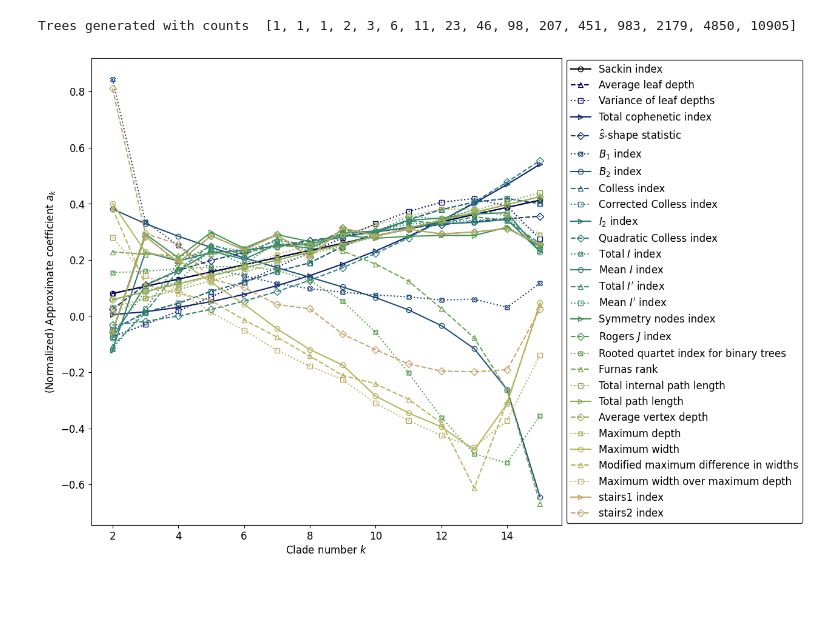
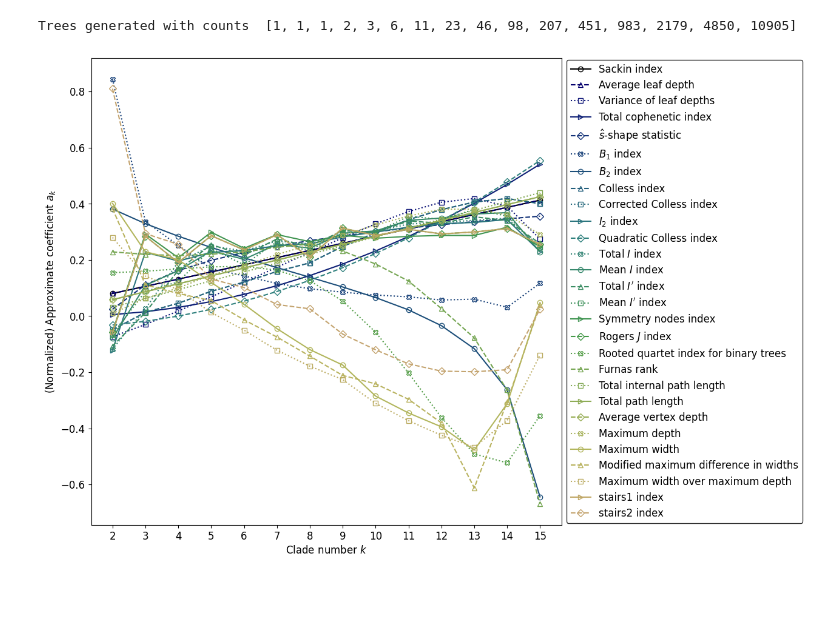
Before and after one commit to dbauman18/phylogenetic_basis_statistics, a Jupyter notebook: notebooks/plot_figures.ipynb, the cells around one changed output. Cells and saved outputs as stored; diff of their text form; code cells hidden in the pictures.

```diff
--- a/notebooks/plot_figures.ipynb
+++ b/notebooks/plot_figures.ipynb
@@ -763,26 +912,26 @@ Trees generated with counts  [1, 1, 1, 2, 3, 6, 11, 23, 46, 98, 207, 451, 983, 2
 # %%
 # Now, plot the coefficients for each index
 plt.figure(figsize=(10, 10))
 
 for index in my_indices:
     params = plot_params(index)
     y = clade_regression_results[index].flatten()
     # Normalize the coefficients so has magnitude 1
     y /= np.linalg.norm(y)
     plt.plot(range(2, n), y, label=params['label'],
              linestyle = params['linestyle'],
              marker = params['marker'], markevery=1, mfc='none',
              color = params['color'])
 
 plt.xlabel('Clade number $k$', fontsize=12)
 plt.ylabel('(Normalized) Approximate coefficient $a_k$', fontsize=12)
-plt.xticks(fontsize = 12)
+plt.xticks(np.arange(2, n), fontsize = 12)
 plt.yticks(fontsize = 12)
 plt.legend(loc='center left', bbox_to_anchor=(1, 0.5), fontsize = 12, frameon=True, edgecolor = 'black')
 # plt.tight_layout()
 plt.savefig(os.path.join(parent_dir, 'plots', 'clade_basis_projection_coefficients.png'), bbox_inches='tight', dpi=300)
 plt.show()
 # %% [output]
-[figure, old version]
+[figure, new version]
 # %% [markdown]
 #
```
Also changed, not shown: parts of 4 cells of this notebook, 4 other files.
